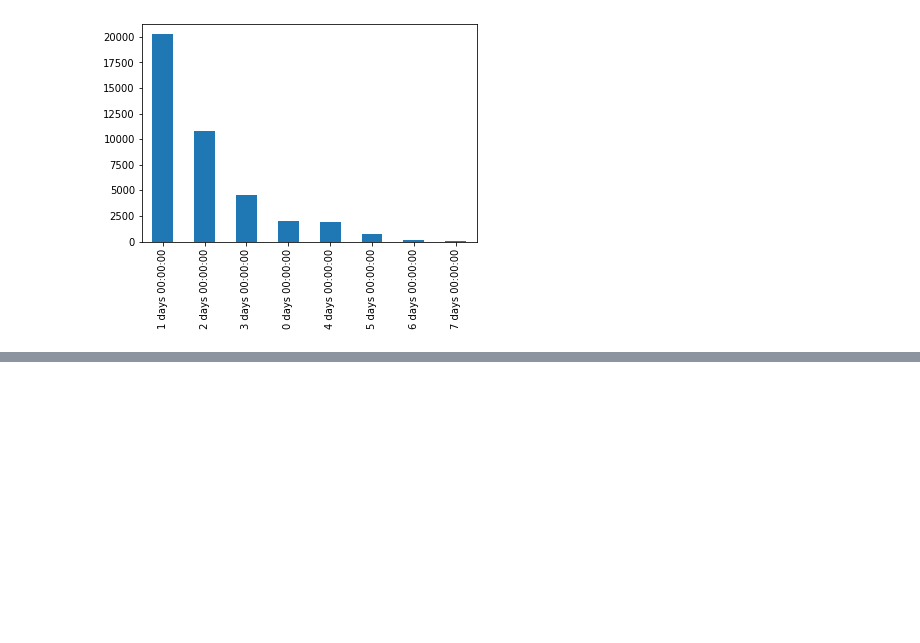
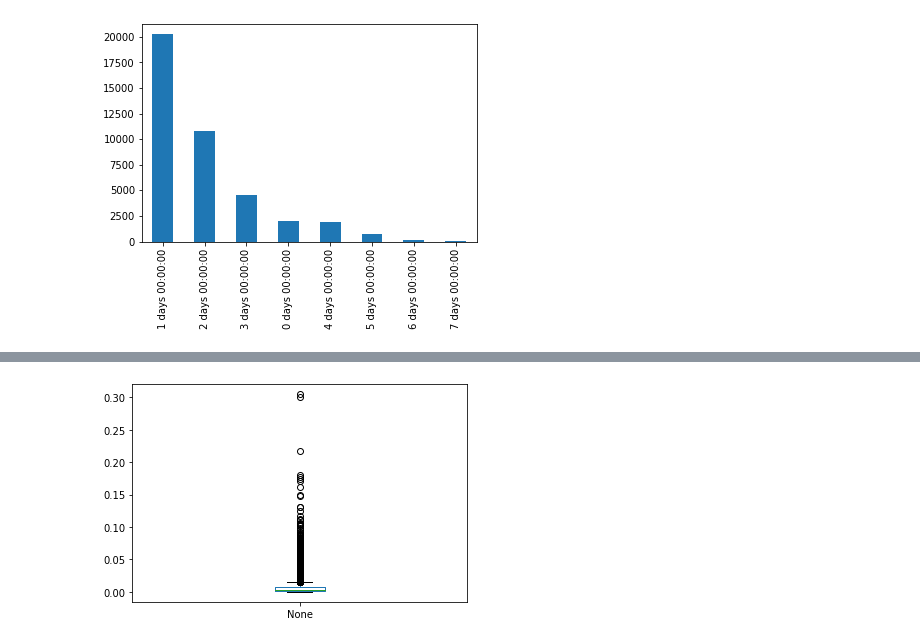
Before and after one commit to artemiroshnichenko/netology, a Jupyter notebook: 15/main.ipynb, the cells around one changed output, grey strips where cells are left out. Cells and saved outputs as stored; diff of their text form; code cells hidden in the pictures; blank space fills up the shorter version.

```diff
--- a/15/main.ipynb
+++ b/15/main.ipynb
@@ -30,0 +44,4 @@ days_to[days_to > 50].plot(kind='bar')
+# %%
+b = raw.apply(li, args=('comment_count', 'views'), axis=1).plot(kind='box')
+# %% [output]
+[figure, added]
```
Also changed, not shown: parts of 6 cells of this notebook.
